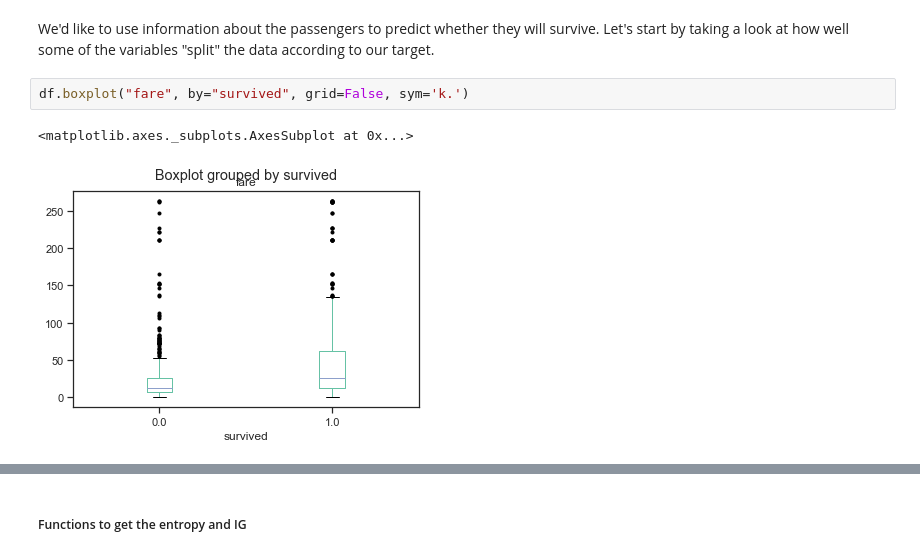
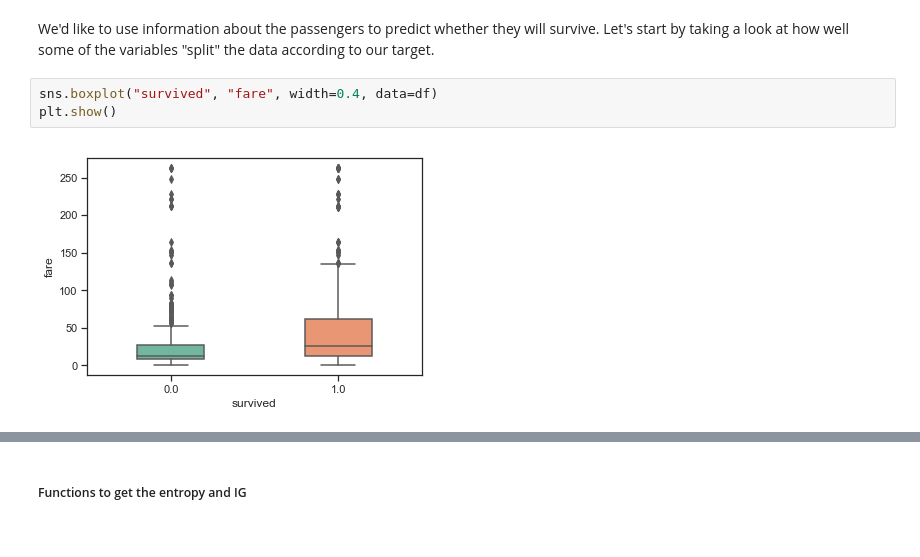
Before and after one commit to yizuc/datamining, a Jupyter notebook: Module2_Supervised/Supervised segmentation.ipynb, the cells around one changed output, grey strips where cells are left out. Saved outputs shown, nothing was run; the diff lists cells and outputs as text.

```diff
--- a/Module2_Supervised/Supervised segmentation.ipynb
+++ b/Module2_Supervised/Supervised segmentation.ipynb
@@ -43,8 +43,8 @@ df.head(5)
 | 4 | 0.0 | 1.0 | 25.0000 | 151.5500 | 1 |
 # %% [markdown]
 We'd like to use information about the passengers to predict whether they will survive. Let's start by taking a look at how well some of the variables "split" the data according to our target.
-# %%
-df.boxplot("fare", by="survived", grid=False, sym='k.')
-# %% [output]
-<matplotlib.axes._subplots.AxesSubplot at 0x...>
-[figure, removed]
+# %%
+sns.boxplot("survived", "fare", width=0.4, data=df)
+plt.show()
+# %% [output]
+[figure, added]
```
Also changed, not shown: parts of 5 cells of this notebook, 2 other files.
